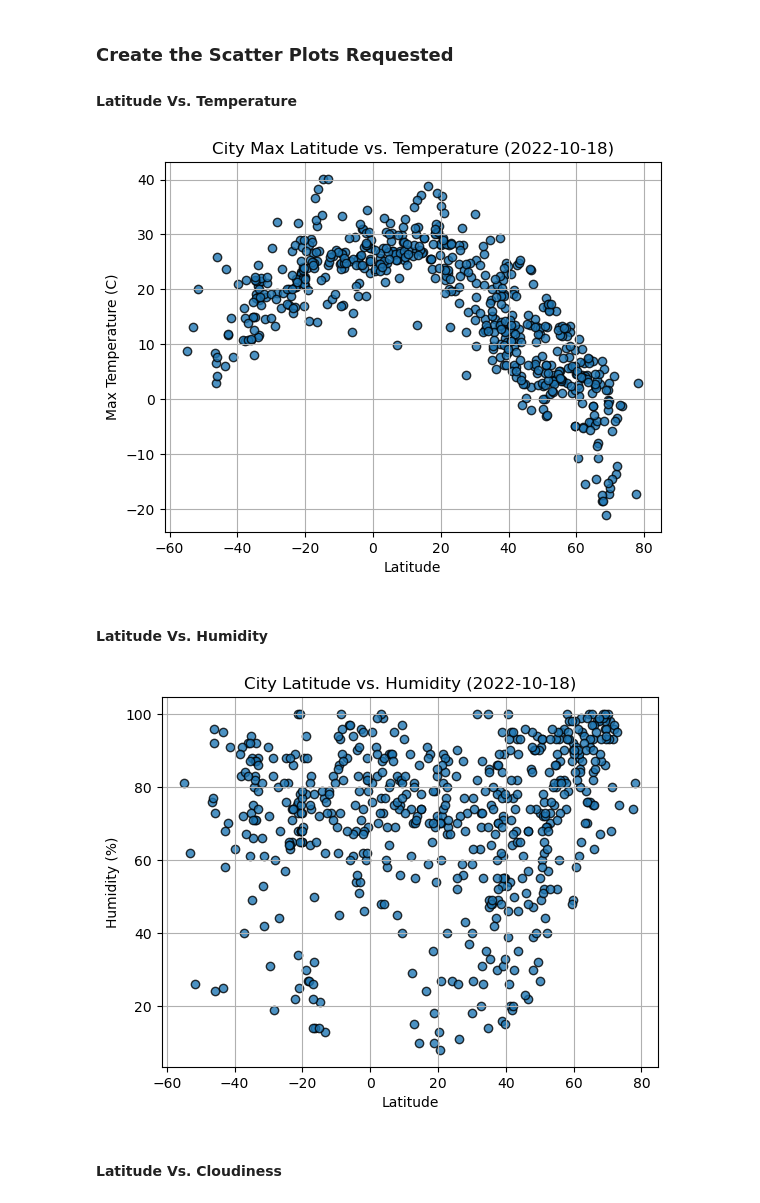
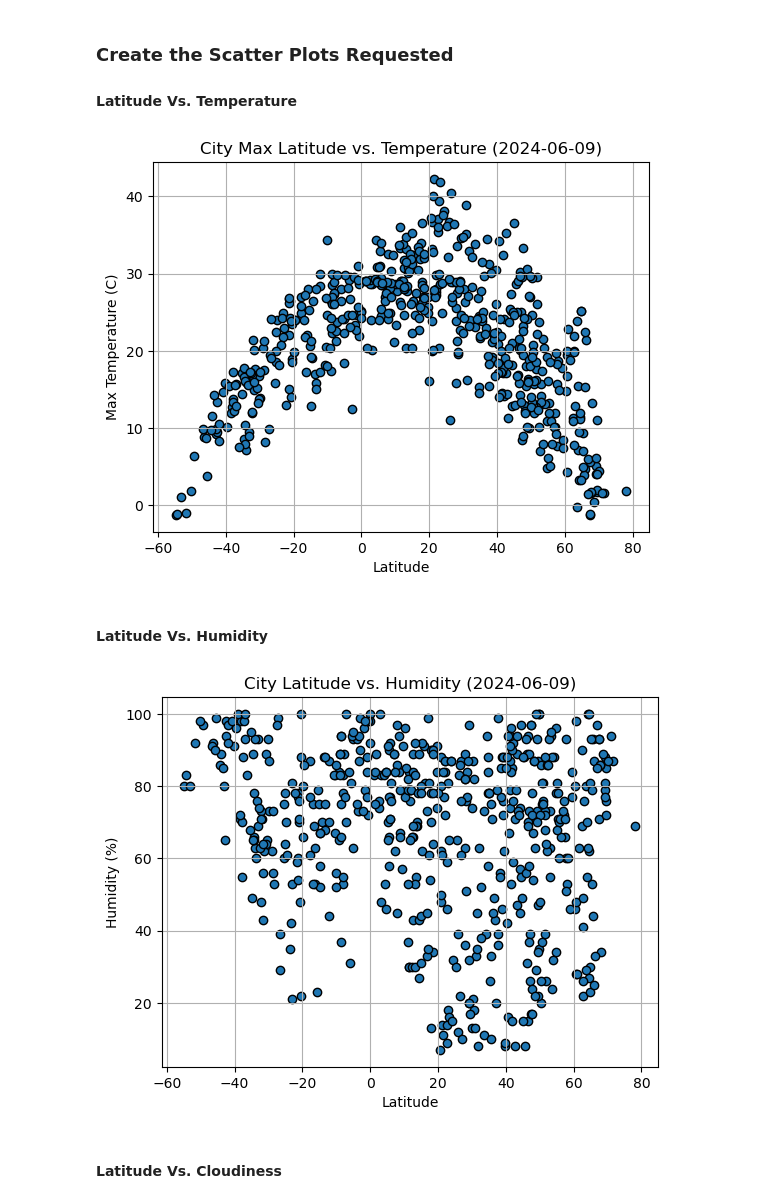
Before and after one commit to kathygm9/Module-6-Challenge, a Jupyter notebook: WeatherPy/WeatherPy.ipynb, the cells around one changed output. Drawn from its saved outputs; the diff is of its cells as text; code cells hidden in the pictures.

```diff
--- a/WeatherPy/WeatherPy.ipynb
+++ b/WeatherPy/WeatherPy.ipynb
@@ -183,6 +173,6 @@ city_data_df.to_csv("output_data/cities.csv", index_label="City_ID")
 # %%
 # Read saved data
-city_data_df = pd.read_csv("output_data/cities.csv", index_col="City_ID")
+city_data_df = pd.read_csv("cities.csv", index_col="City_ID")
 
 # Display sample data
 city_data_df.head()
@@ -200,40 +190,46 @@ city_data_df.head()
 #### Latitude Vs. Temperature
 # %%
 # Build scatter plot for latitude vs. temperature
-plt.scatter(cities_df["Latitude"], cities_df["Max Temp"], edgecolors="black", facecolors="steelblue")
-plt.title("City Latitude vs. Max Temperature (11/19/19)")
-plt.xlabel("Latitude")
-plt.ylabel("Max Temperature (F)")
+x_values = city_data_df['Lat']
+y_values = city_data_df['Max Temp']
+plt.scatter(x_values,y_values, edgecolors='black')
 
 # Incorporate the other graph properties
-plt.grid(b=True, which="major", axis="both", linestyle="-", color="lightgrey")
+date = pd.to_datetime(city_data_df["Date"][0],unit="s").date() #to get the date formated
+plt.grid(True)
+plt.title(f'City Max Latitude vs. Temperature ({date})')
+plt.xlabel('Latitude')
+plt.ylabel('Max Temperature (C)')
 
 # Save the figure
-plt.savefig("output_data/Fig1.png")
+plt.savefig("LatitudeVSTemperature.png")
 
 # Show plot
 plt.show()
 # %% [output]
-[figure, old version]
+[figure, new version]
 # %% [markdown]
 #### Latitude Vs. Humidity
 # %%
 # Build the scatter plots for latitude vs. humidity
-plt.scatter(cities_df["Latitude"], cities_df["Humidity"], edgecolors="black", facecolors="steelblue")
-plt.title("City Latitude vs. Humidity (11/19/19)")
-plt.xlabel("Latitude")
-plt.ylabel("Humidity (%)")
+x_values = city_data_df['Lat']
+y_values = city_data_df['Humidity']
+plt.scatter(x_values,y_values, edgecolors='black')
 
 # Incorporate the other graph properties
-plt.grid(b=True, which="major", axis="both", linestyle="-", color="lightgrey")
+date = pd.to_datetime(city_data_df["Date"][0],unit="s").date() #to get the date formated
+plt.grid(True)
+plt.title(f'City Latitude vs. Humidity ({date})')
+plt.xlabel('Latitude')
+plt.ylabel('Humidity (%)')
 
 # Save the figure
-plt.savefig("output_data/Fig2.png")
+plt.savefig("Fig2.png")
 
 # Show plot
 plt.show()
 # %% [output]
-[figure, old version]
+[figure, new version]
 # %% [markdown]
 #### Latitude Vs. Cloudiness
 # %%
```
Also changed, not shown: parts of 28 cells of this notebook, 6 other files.
